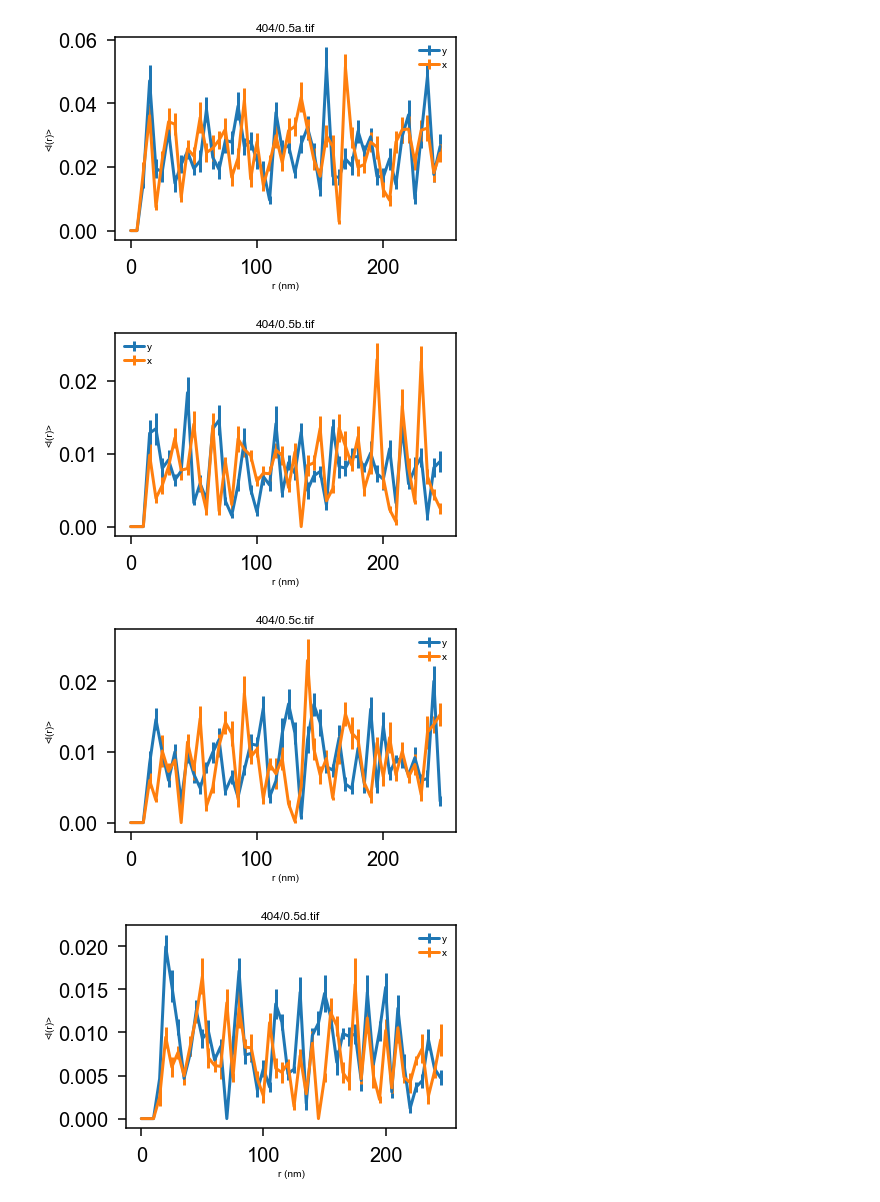
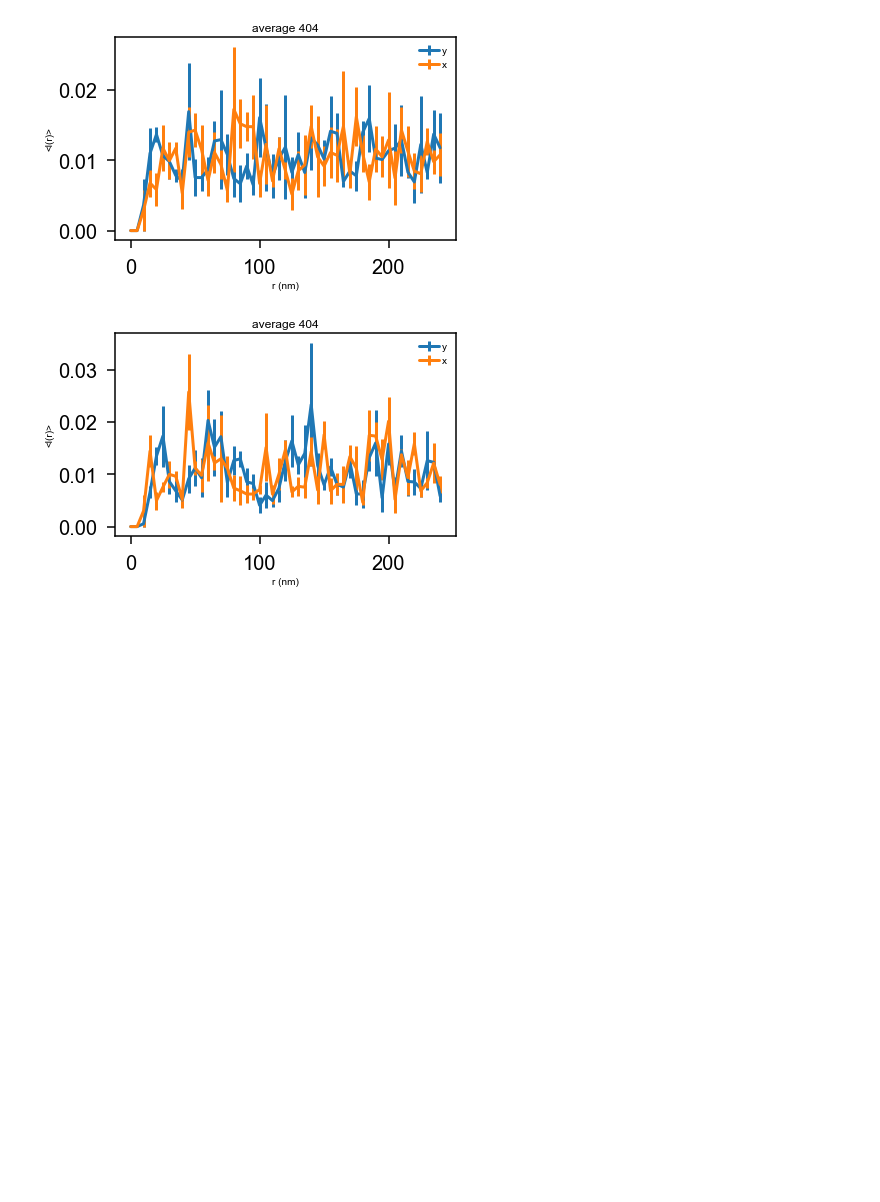
Before and after one commit to cmelab/QD-Paper-RDF, a Jupyter notebook: x_vs_y.ipynb, the cells around one changed output. Saved outputs shown, nothing was run; the diff lists cells and outputs as text; code cells hidden in the pictures; blank space fills up the shorter version.

```diff
--- a/x_vs_y.ipynb
+++ b/x_vs_y.ipynb
@@ -74,30 +103,38 @@ def plot_ldf(dots, L, dr=0.01, axis = 1,sw=0.05):
+# %%
+#404
+sw = 0.01
+dr = 0.005 #microns
+L=.5
+files = ["404/0.5a.tif","404/0.5b.tif","404/0.5c.tif","404/0.5d.tif"]
+params = [(5,10),(5,15),(5,15),(5,15)]#,(5,10),(5,15),(5,15),(5,15),(5,10),(5,15),(5,15),(5,15)]
+bins,x,xerr,y,yerr = aggregate(files,params,show=False,save=True)
+stop = -1
+plt.errorbar(1000*bins[:stop], y[:stop],label="y",yerr=yerr[:stop])
+plt.errorbar(1000*bins[:stop], x[:stop],label='x',yerr=xerr[:stop])
+plt.title("average 404")
+plt.xlabel("r (nm)")
+plt.ylabel("<l(r)>")
+plt.legend()
+plt.show()
+# %% [output]
+[figure, added]
 # %%
-#404
+#405
 sw = 0.01
 dr = 0.005 #microns
 L=.5
 #files = ["404/0.5a.tif","404/0.5b.tif","404/0.5c.tif","404/0.5d.tif","405/0.5a.tif","405/0.5b.tif","405/0.5c.tif","405/0.5d.tif","404/0.5a.tif","406/0.5b.tif","406/0.5c.tif","406/0.5d.tif"]
 #params = [(5,10),(5,15),(5,15),(5,15),(5,10),(5,15),(5,15),(5,15),(5,10),(5,15),(5,15),(5,15)]
-files = ["404/0.5a.tif","404/0.5b.tif","404/0.5c.tif","404/0.5d.tif"]
-params = [(5,10),(5,15),(5,15),(5,15)]#,(5,10),(5,15),(5,15),(5,15),(5,10),(5,15),(5,15),(5,15)]
-
-x = []
-y = []
-for f,p in zip(files,params):
-    dots=get_dots2(f,compare=False,microns=L,size=p[0], spacing=p[1]) #size 5, spacing 10-15 seems reasonable
-    bins,ldf,std = plot_ldf(dots,L,sw=sw,dr=dr,axis=1)
-    bins2,ldf2,std2 = plot_ldf(dots,L,sw=sw,dr=dr,axis=0)
-    x.append(ldf2)
-    y.append(ldf)
-    plt.errorbar(1000*bins, ldf,yerr=std,label="y")
-    plt.errorbar(1000*bins, ldf2,yerr=std2,label='x')
-    plt.title(f)
-    plt.xlabel("r (nm)")
-    plt.ylabel("<l(r)>")
-    plt.legend()
-    plt.show()
+files = ["405/0.5a.tif","405/0.5b.tif","405/0.5c.tif","405/0.5d.tif"]
+params = [(5,10),(5,15),(5,15),(5,15)]#,(5,10),(5,15),(5,15),(5,15)]
+bins,x,xerr,y,yerr = aggregate(files,params,show=False,save=True)
+stop = -1
+plt.errorbar(1000*bins[:stop], y[:stop],label="y",yerr=yerr[:stop])
+plt.errorbar(1000*bins[:stop], x[:stop],label='x',yerr=xerr[:stop])
+plt.title("average 404")
+plt.xlabel("r (nm)")
+plt.ylabel("<l(r)>")
+plt.legend()
+plt.show()
 # %% [output]
-[figure, old version]
+[figure, new version]
-[figure, removed]
-[figure, removed]
-[figure, removed]
```
Also changed, not shown: parts of 6 cells of this notebook.
